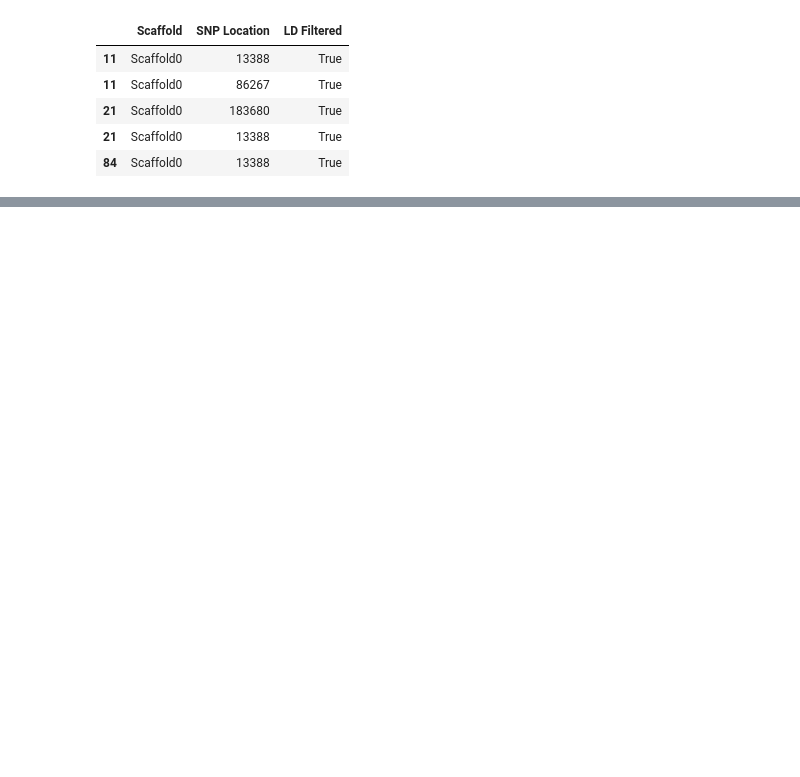
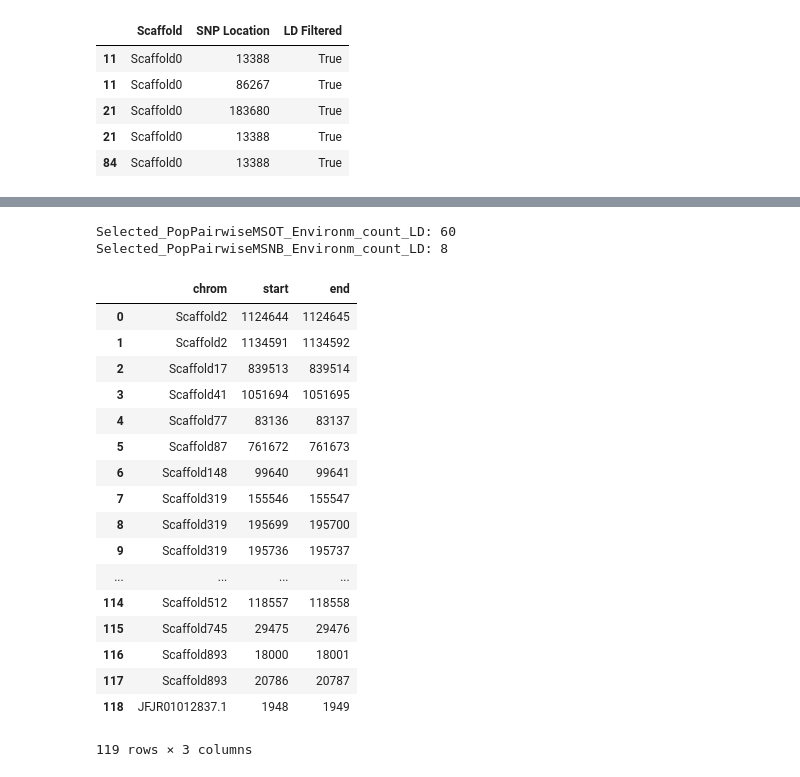
Before and after one commit to xguse/ipy_notebooks, a Jupyter notebook: YALE/ddrad58/2015-07-24__report_to_andrea_about_ddrad58.ipynb, the cells around one changed output, grey strips where cells are left out. Saved outputs shown, nothing was run; the diff lists cells and outputs as text; code cells hidden in the pictures; blank space fills up the shorter version.

```diff
--- a/YALE/ddrad58/2015-07-24__report_to_andrea_about_ddrad58.ipynb
+++ b/YALE/ddrad58/2015-07-24__report_to_andrea_about_ddrad58.ipynb
@@ -343,0 +383,9 @@ table1.to_excel('/home/gus/src/repos/git/markdown-docs/manuscripts/Gloria-Soria/
+# %%
+msg = """Selected_PopPairwiseMSOT_Environm_count_LD: {Selected_PopPairwiseMSOT_Environm_count_LD}
+Selected_PopPairwiseMSNB_Environm_count_LD: {Selected_PopPairwiseMSNB_Environm_count_LD}"""
+
+print msg.format(Selected_PopPairwiseMSOT_Environm_count_LD=len(Selected_PopPairwiseMSOT_Environm_count_LD),
+Selected_PopPairwiseMSNB_Environm_count_LD= len(Selected_PopPairwiseMSNB_Environm_count_LD))
+# %% [output]
+Selected_PopPairwiseMSOT_Environm_count_LD: 60
+Selected_PopPairwiseMSNB_Environm_count_LD: 8
@@ -343,0 +398,21 @@ table1.to_excel('/home/gus/src/repos/git/markdown-docs/manuscripts/Gloria-Soria/
+# %%
+aSelected_PopPairwiseMSOT_Environm.to_dataframe()
+# %% [output]
+|  | chrom | start | end |
+| 0 | Scaffold2 | 1124644 | 1124645 |
+| 1 | Scaffold2 | 1134591 | 1134592 |
+| 2 | Scaffold17 | 839513 | 839514 |
+| 3 | Scaffold41 | 1051694 | 1051695 |
+| 4 | Scaffold77 | 83136 | 83137 |
+| 5 | Scaffold87 | 761672 | 761673 |
+| 6 | Scaffold148 | 99640 | 99641 |
+| 7 | Scaffold319 | 155546 | 155547 |
+| 8 | Scaffold319 | 195699 | 195700 |
+| 9 | Scaffold319 | 195736 | 195737 |
+| ... | ... | ... | ... |
+| 114 | Scaffold512 | 118557 | 118558 |
+| 115 | Scaffold745 | 29475 | 29476 |
+| 116 | Scaffold893 | 18000 | 18001 |
+| 117 | Scaffold893 | 20786 | 20787 |
+| 118 | JFJR01012837.1 | 1948 | 1949 |
+119 rows × 3 columns
```
Also changed, not shown: parts of 25 cells of this notebook, 4 other files.
